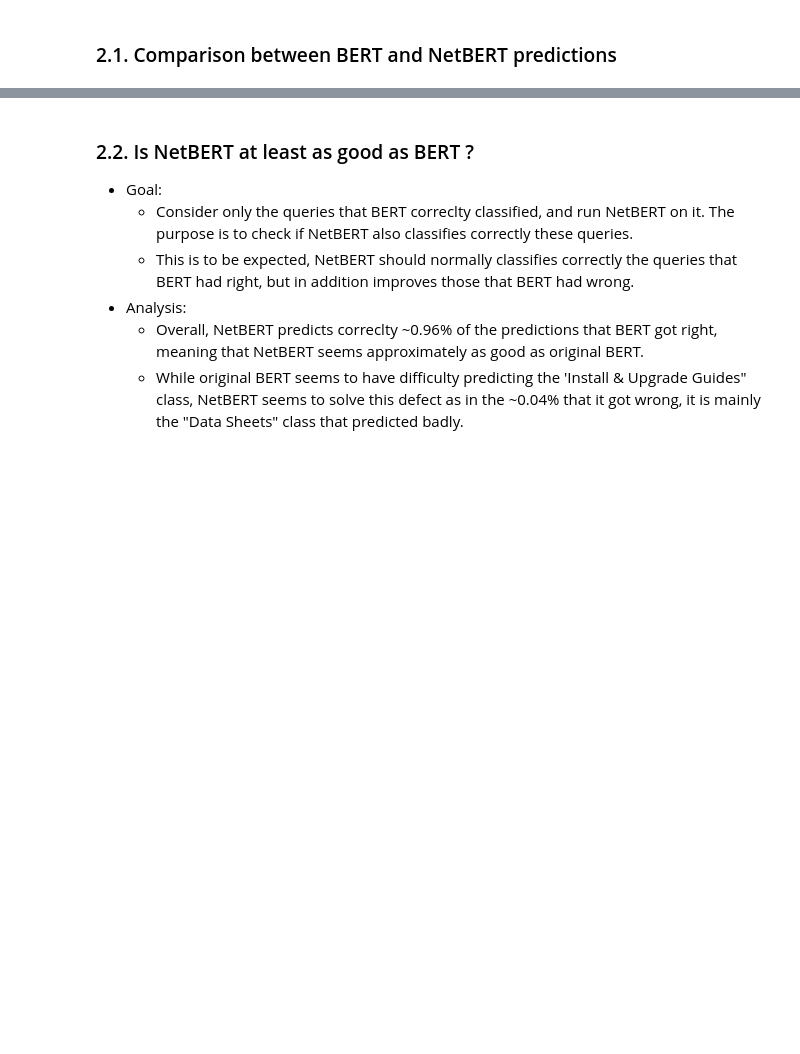
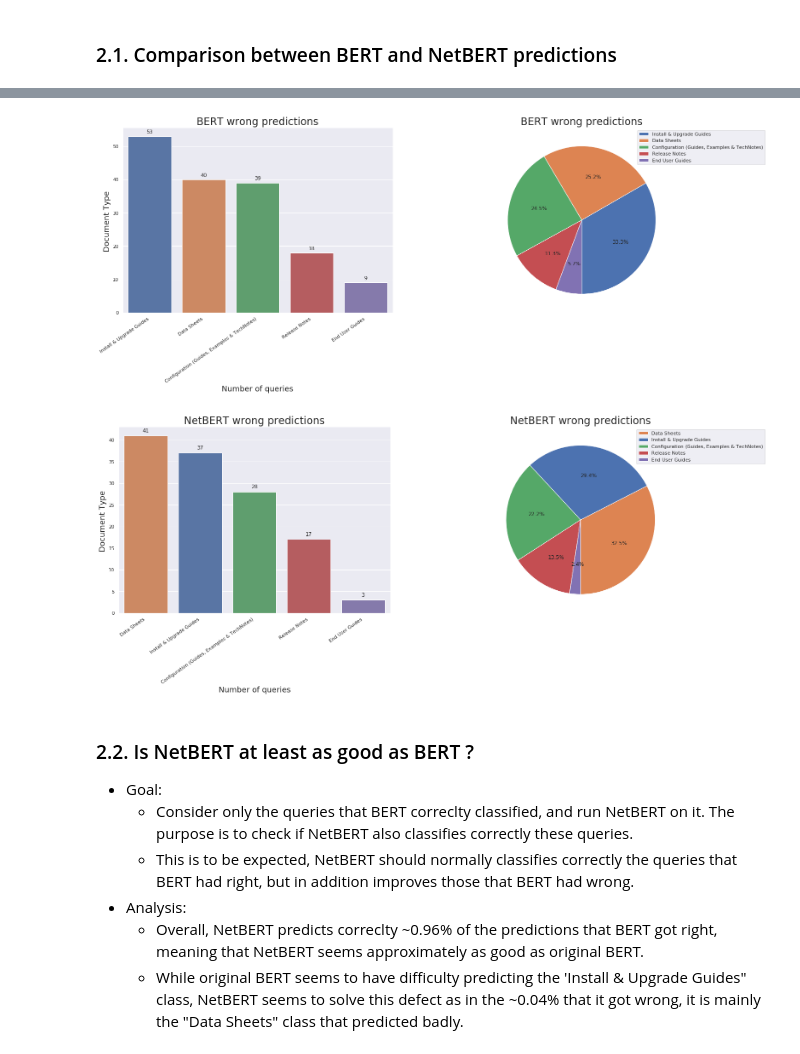
Before and after one commit to ant-louis/netbert, a Jupyter notebook: Code/Extrinsic_evaluation/Classification/BERT_vs_NetBERT_predictions.ipynb, the cells around one changed output, grey strips where cells are left out. Drawn from its saved outputs; the diff is of its cells as text; code cells hidden in the pictures; blank space fills up the shorter version.

```diff
--- a/Code/Extrinsic_evaluation/Classification/BERT_vs_NetBERT_predictions.ipynb
+++ b/Code/Extrinsic_evaluation/Classification/BERT_vs_NetBERT_predictions.ipynb
@@ -50,3 +52,18 @@ df_bert.to_csv(os.path.join(dirpath, 'eval_preds.csv'))
+# %%
+# Load class-class_id mapping.
+dirpath = '/raid/antoloui/Master-thesis/Code/Extrinsic_evaluation/Classification/output/netbert-1880000/'
+with open(os.path.join(dirpath, 'map_classes.json')) as f:
+    class_mappings = json.load(f)
+
+# Create eval dataset from NetBERT right predictions.
+df_netbert_right = create_eval_dataset(infile='preds_right.csv', outfile='eval_right_preds.csv', class_mappings=class_mappings)
+
+# Create eval dataset from NetBERT wrong predictions.
+df_netbert_wrong = create_eval_dataset(infile='preds_wrong.csv', outfile='eval_wrong_preds.csv', class_mappings=class_mappings)
+
+# Create full test dataset.
+df_netbert = pd.concat([df_bert_right,df_bert_wrong], ignore_index=True)
+df_netbert.to_csv(os.path.join(dirpath, 'eval_preds.csv'))
 # %% [markdown]
 ## 2. Analysis
 # %%
@@ -150,3 +252,11 @@ plot_repartition(df_netbert_wrong, "NetBERT wrong predictions")
+# %%
+# Compare wrong predictions.
+palette = dict(zip(df_bert_wrong['Class'].value_counts().index.tolist(), sns.color_palette()))
+plot_repartition(df_bert_wrong, "BERT wrong predictions", palette)
+plot_repartition(df_netbert_wrong, "NetBERT wrong predictions", palette)
+# %% [output]
+[figure, added]
+[figure, added]
 # %% [markdown]
 ### 2.2. Is NetBERT at least as good as BERT ?
 
```
Also changed, not shown: parts of 12 cells of this notebook.
